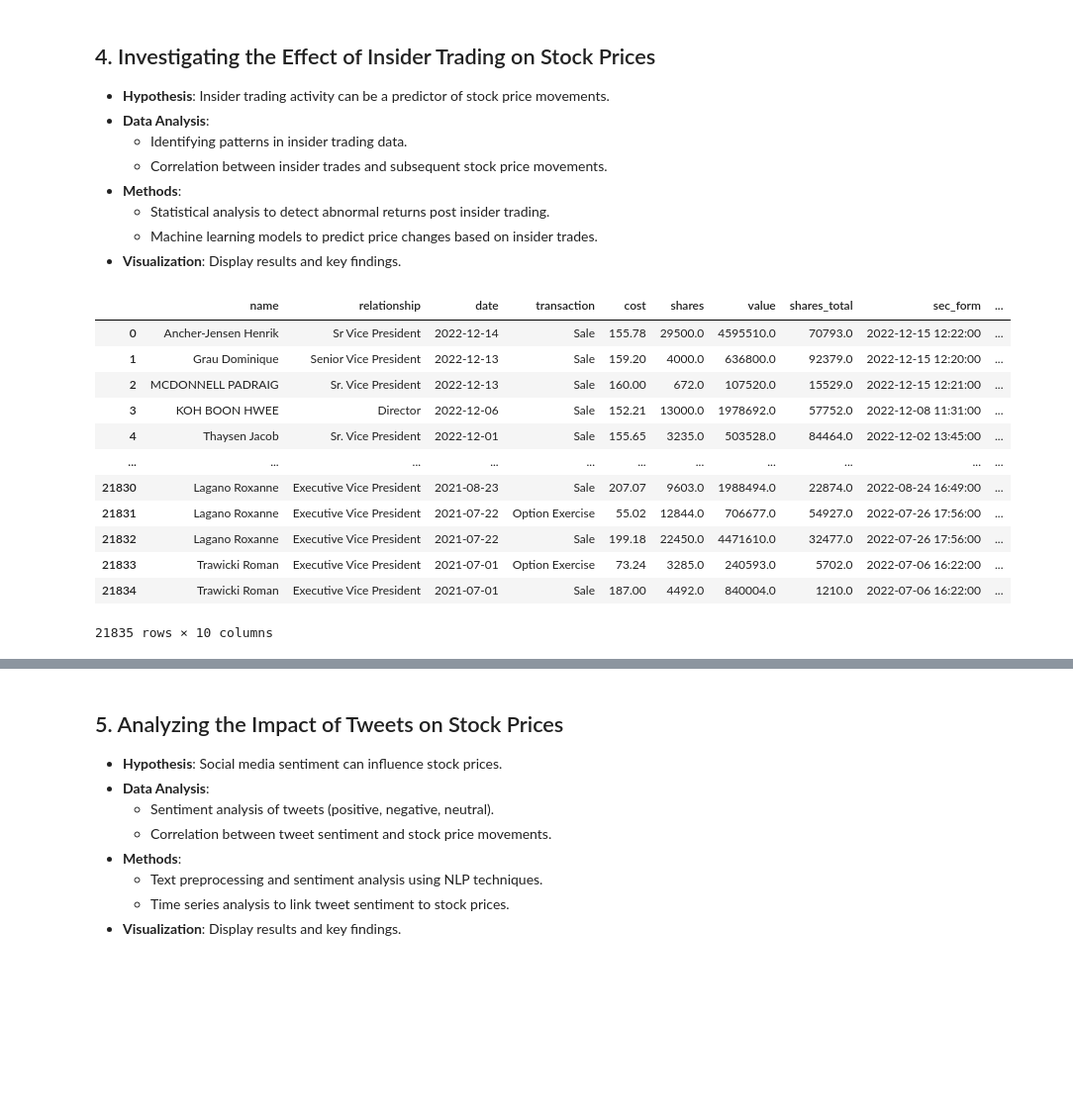
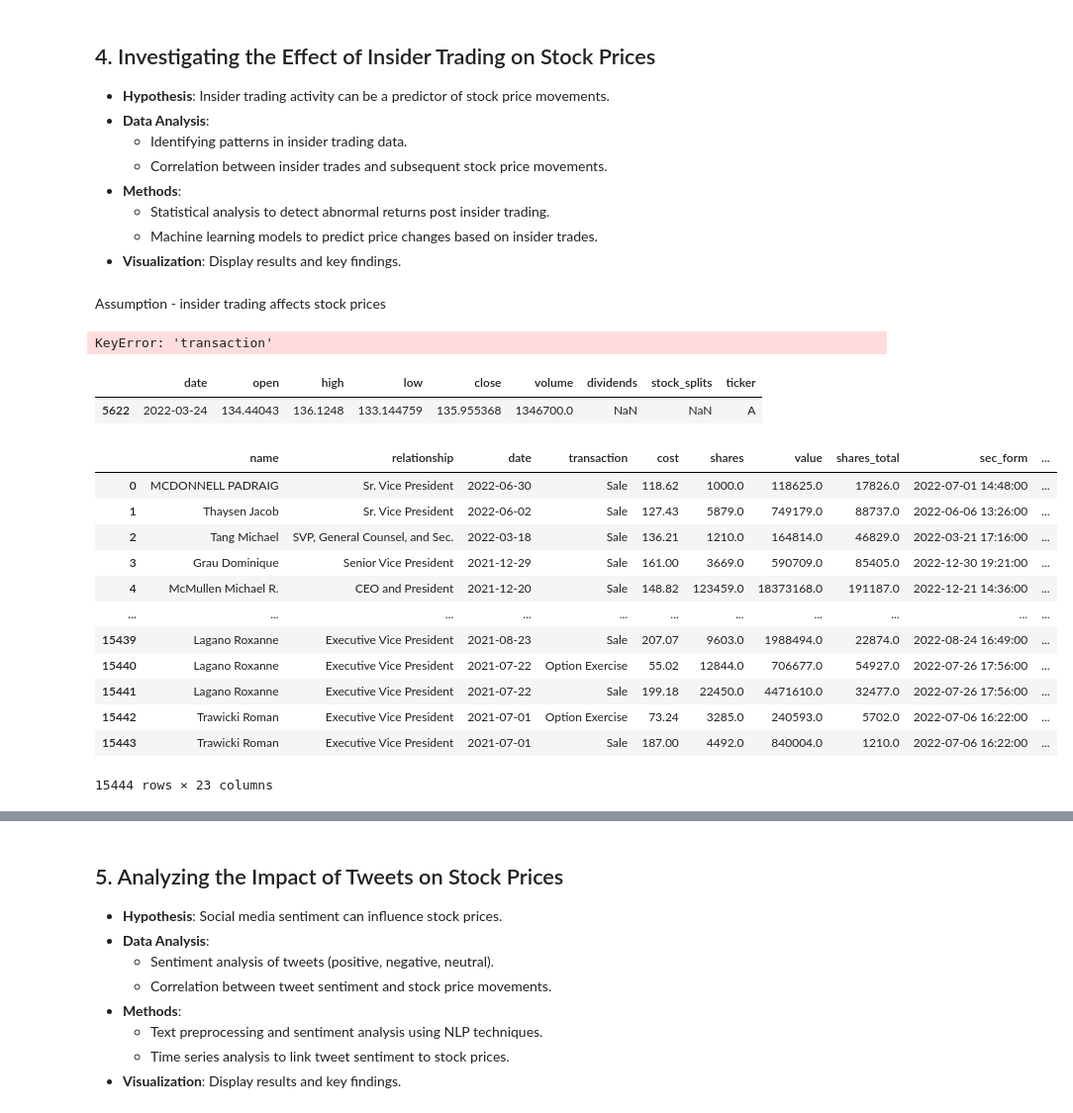
Before and after one commit to thunder913/Data-Science, a Jupyter notebook: stock_analysis.ipynb, the cells around one changed output, grey strips where cells are left out. Shown at 99% size. Cells and saved outputs as stored; diff of their text form; code cells hidden in the pictures; blank space fills up the shorter version.

```diff
--- a/stock_analysis.ipynb
+++ b/stock_analysis.ipynb
@@ -699,19 +725,57 @@ The histogram shows that most earnings results are close to expectations, but wh
   - Statistical analysis to detect abnormal returns post insider trading.
   - Machine learning models to predict price changes based on insider trades.
 - **Visualization**: Display results and key findings.
-# %%
-insider_trading_tidy
-# %% [output]
-|  | name | relationship | date | transaction | cost | shares | value | shares_total | sec_form | ... |
-| 0 | Ancher-Jensen Henrik | Sr Vice President | 2022-12-14 | Sale | 155.78 | 29500.0 | 4595510.0 | 70793.0 | 2022-12-15 12:22:00 | ... |
-| 1 | Grau Dominique | Senior Vice President | 2022-12-13 | Sale | 159.20 | 4000.0 | 636800.0 | 92379.0 | 2022-12-15 12:20:00 | ... |
-| 2 | MCDONNELL PADRAIG | Sr. Vice President | 2022-12-13 | Sale | 160.00 | 672.0 | 107520.0 | 15529.0 | 2022-12-15 12:21:00 | ... |
-| 3 | KOH BOON HWEE | Director | 2022-12-06 | Sale | 152.21 | 13000.0 | 1978692.0 | 57752.0 | 2022-12-08 11:31:00 | ... |
-| 4 | Thaysen Jacob | Sr. Vice President | 2022-12-01 | Sale | 155.65 | 3235.0 | 503528.0 | 84464.0 | 2022-12-02 13:45:00 | ... |
-| ... | ... | ... | ... | ... | ... | ... | ... | ... | ... | ... |
-| 21830 | Lagano Roxanne | Executive Vice President | 2021-08-23 | Sale | 207.07 | 9603.0 | 1988494.0 | 22874.0 | 2022-08-24 16:49:00 | ... |
-| 21831 | Lagano Roxanne | Executive Vice President | 2021-07-22 | Option Exercise | 55.02 | 12844.0 | 706677.0 | 54927.0 | 2022-07-26 17:56:00 | ... |
-| 21832 | Lagano Roxanne | Executive Vice President | 2021-07-22 | Sale | 199.18 | 22450.0 | 4471610.0 | 32477.0 | 2022-07-26 17:56:00 | ... |
-| 21833 | Trawicki Roman | Executive Vice President | 2021-07-01 | Option Exercise | 73.24 | 3285.0 | 240593.0 | 5702.0 | 2022-07-06 16:22:00 | ... |
-| 21834 | Trawicki Roman | Executive Vice President | 2021-07-01 | Sale | 187.00 | 4492.0 | 840004.0 | 1210.0 | 2022-07-06 16:22:00 | ... |
-21835 rows × 10 columns
+# %% [markdown]
+Assumption - insider trading affects stock prices
+# %%
+import pandas as pd
+import seaborn as sns
+import matplotlib.pyplot as plt
+
+# Assuming merged_data is already loaded and cleaned
+# Step 1: Separate the data into buys and sales
+buys = merged_data[merged_data['transaction'] == 'Buy']
+sells = merged_data[merged_data['transaction'] == 'Sale']
+
+# Step 2: Calculate average price changes after buys and sales
+buy_avg_changes = buys[['price_change_1_days_after', 'price_change_5_days_after', 'price_change_10_days_after']].mean()
+sell_avg_changes = sells[['price_change_1_days_after', 'price_change_5_days_after', 'price_change_10_days_after']].mean()
+
+# Combine the results into a DataFrame for easy plotting
+avg_changes_df = pd.DataFrame({
+    'Buy': buy_avg_changes,
+    'Sell': sell_avg_changes
+}).T  # Transpose for easier plotting
+
+# Step 3: Visualize the results
+avg_changes_df.plot(kind='bar', figsize=(10, 6))
+plt.title('Average Stock Price Changes After Insider Buys and Sales')
+plt.xlabel('Transaction Type')
+plt.ylabel('Average Percentage Price Change')
+plt.xticks(rotation=0)
+plt.legend(title='Days After Transaction')
+plt.grid(True)
+plt.show()
+# %% [output]
+KeyError: 'transaction'
+# %%
+stock_data_tidy[(stock_data_tidy.ticker == 'A') & (stock_data_tidy.date == '2022-03-24')]
+# %% [output]
+|  | date | open | high | low | close | volume | dividends | stock_splits | ticker |
+| 5622 | 2022-03-24 | 134.44043 | 136.1248 | 133.144759 | 135.955368 | 1346700.0 | NaN | NaN | A |
+# %%
+merged_data
+# %% [output]
+|  | name | relationship | date | transaction | cost | shares | value | shares_total | sec_form | ... |
+| 0 | MCDONNELL PADRAIG | Sr. Vice President | 2022-06-30 | Sale | 118.62 | 1000.0 | 118625.0 | 17826.0 | 2022-07-01 14:48:00 | ... |
+| 1 | Thaysen Jacob | Sr. Vice President | 2022-06-02 | Sale | 127.43 | 5879.0 | 749179.0 | 88737.0 | 2022-06-06 13:26:00 | ... |
+| 2 | Tang Michael | SVP, General Counsel, and Sec. | 2022-03-18 | Sale | 136.21 | 1210.0 | 164814.0 | 46829.0 | 2022-03-21 17:16:00 | ... |
+| 3 | Grau Dominique | Senior Vice President | 2021-12-29 | Sale | 161.00 | 3669.0 | 590709.0 | 85405.0 | 2022-12-30 19:21:00 | ... |
+| 4 | McMullen Michael R. | CEO and President | 2021-12-20 | Sale | 148.82 | 123459.0 | 18373168.0 | 191187.0 | 2022-12-21 14:36:00 | ... |
+| ... | ... | ... | ... | ... | ... | ... | ... | ... | ... | ... |
+| 15439 | Lagano Roxanne | Executive Vice President | 2021-08-23 | Sale | 207.07 | 9603.0 | 1988494.0 | 22874.0 | 2022-08-24 16:49:00 | ... |
+| 15440 | Lagano Roxanne | Executive Vice President | 2021-07-22 | Option Exercise | 55.02 | 12844.0 | 706677.0 | 54927.0 | 2022-07-26 17:56:00 | ... |
+| 15441 | Lagano Roxanne | Executive Vice President | 2021-07-22 | Sale | 199.18 | 22450.0 | 4471610.0 | 32477.0 | 2022-07-26 17:56:00 | ... |
+| 15442 | Trawicki Roman | Executive Vice President | 2021-07-01 | Option Exercise | 73.24 | 3285.0 | 240593.0 | 5702.0 | 2022-07-06 16:22:00 | ... |
+| 15443 | Trawicki Roman | Executive Vice President | 2021-07-01 | Sale | 187.00 | 4492.0 | 840004.0 | 1210.0 | 2022-07-06 16:22:00 | ... |
+15444 rows × 23 columns
```
Also changed, not shown: parts of 5 cells of this notebook.
